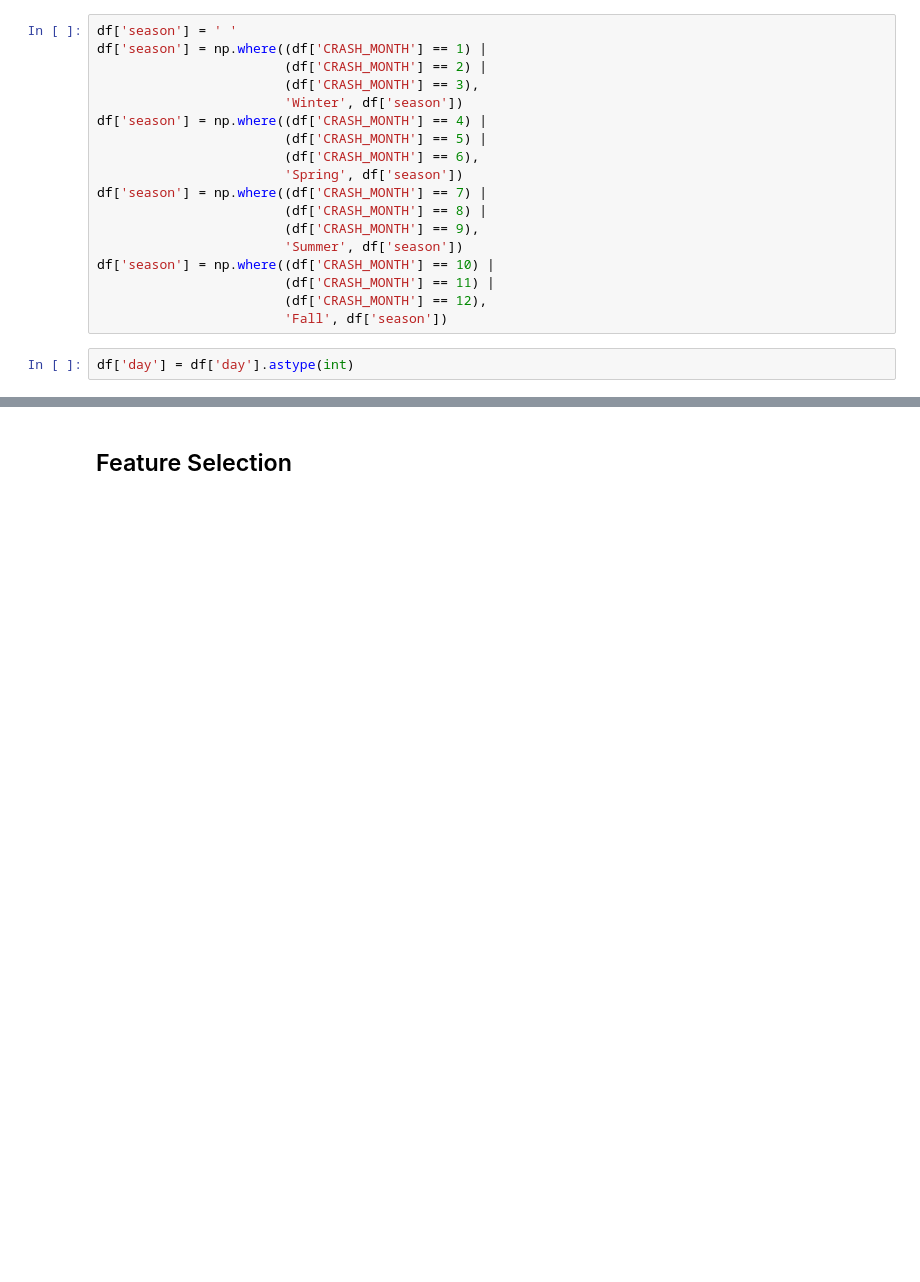
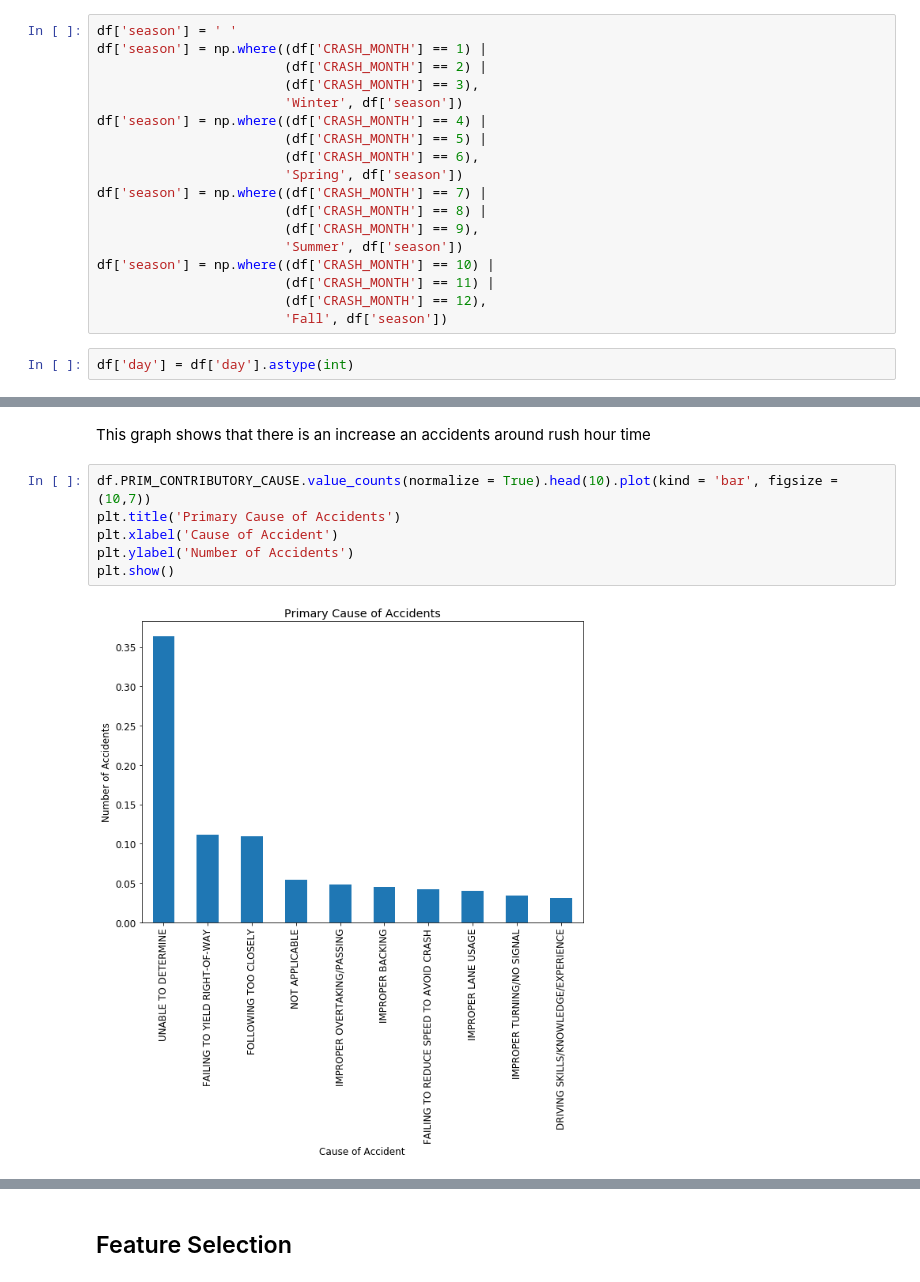
Before and after one commit to jagan-singh/Car_Accident_Injury_Prediction, a Jupyter notebook: data_preprocessing.ipynb, the cells around one changed output, grey strips where cells are left out. Cells and saved outputs as stored; diff of their text form; blank space fills up the shorter version.

```diff
--- a/data_preprocessing.ipynb
+++ b/data_preprocessing.ipynb
@@ -702,0 +244,10 @@ df.head()
+# %% [markdown]
+This graph shows that there is an increase an accidents around rush hour time
+# %%
+df.PRIM_CONTRIBUTORY_CAUSE.value_counts(normalize = True).head(10).plot(kind = 'bar', figsize = (10,7))
+plt.title('Primary Cause of Accidents')
+plt.xlabel('Cause of Accident')
+plt.ylabel('Number of Accidents')
+plt.show()
+# %% [output]
+[figure, added]
```
Also changed, not shown: parts of 116 cells of this notebook, 1 other file.
